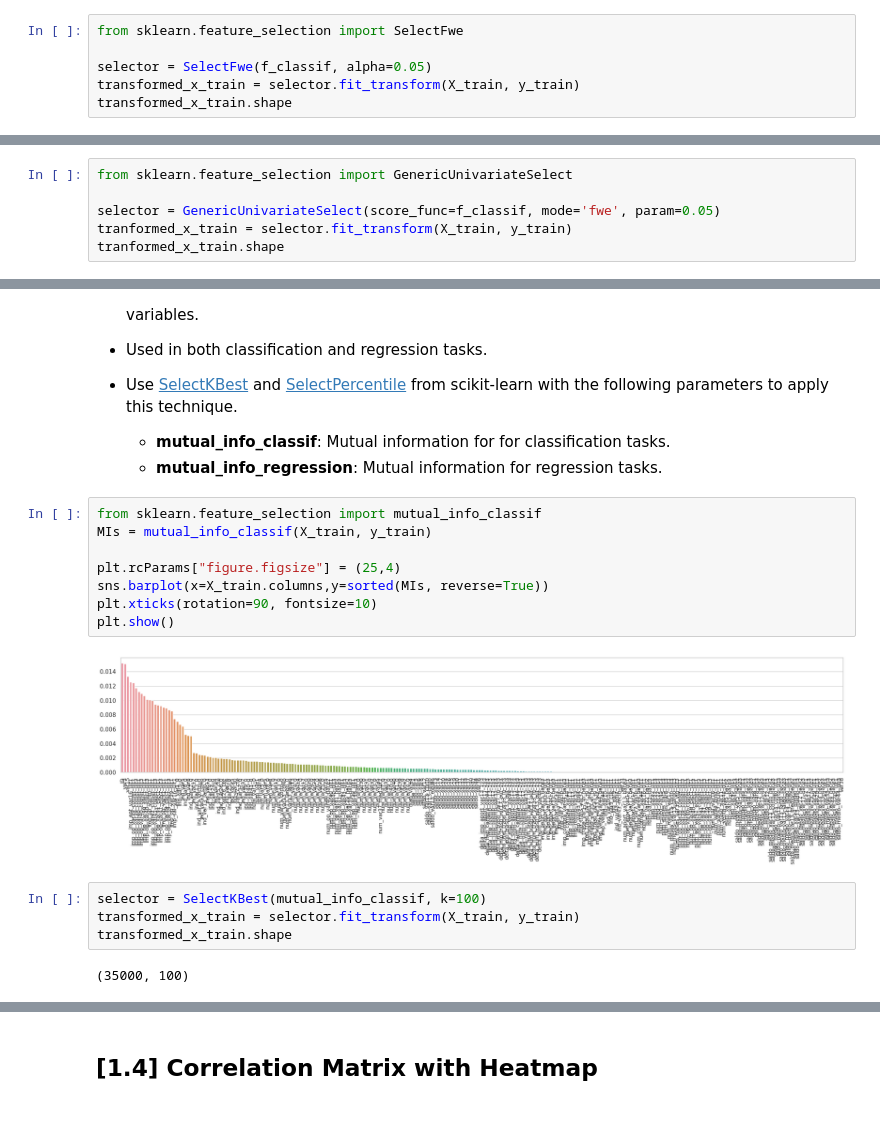
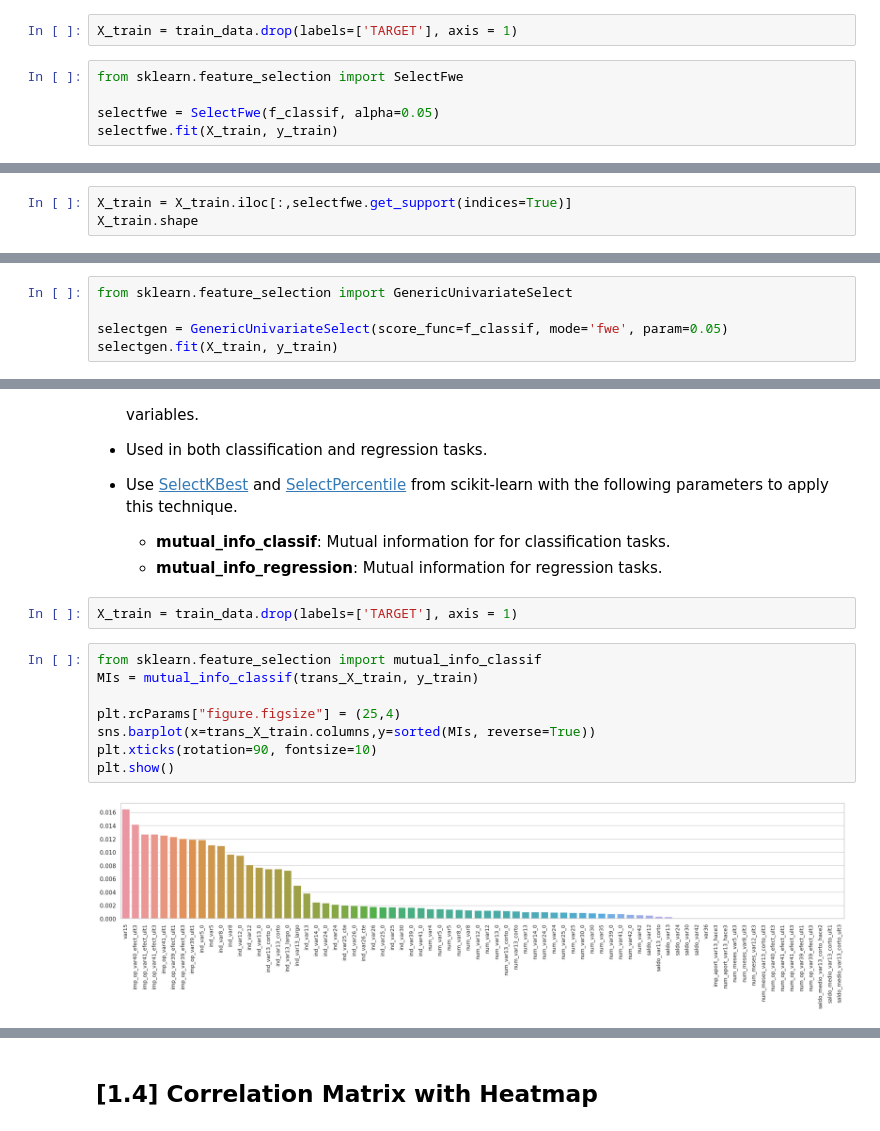
Before and after one commit to heba14101998/Hands-on-Data-with-Python, a Jupyter notebook: python-for-data-26-feature-selection.ipynb, the cells around one changed output, grey strips where cells are left out. Saved outputs shown, nothing was run; the diff lists cells and outputs as text.

```diff
--- a/python-for-data-26-feature-selection.ipynb
+++ b/python-for-data-26-feature-selection.ipynb
@@ -408,9 +646,10 @@ transformed_x_train.shape
 # %% [markdown]
 #### Family wise errors
+# %%
+X_train = train_data.drop(labels=['TARGET'], axis = 1)
 # %%
 from sklearn.feature_selection import SelectFwe
 
-selector = SelectFwe(f_classif, alpha=0.05)
-transformed_x_train = selector.fit_transform(X_train, y_train)
-transformed_x_train.shape
+selectfwe = SelectFwe(f_classif, alpha=0.05)
+selectfwe.fit(X_train, y_train)
 # %% [output]
@@ -417,0 +664,3 @@ transformed_x_train.shape
+# %%
+X_train = X_train.iloc[:,selectfwe.get_support(indices=True)]
+X_train.shape
@@ -428,7 +707,6 @@ In a complex dataset with mixed data types, you might use [GenericUnivariateSele
 # %%
 from sklearn.feature_selection import GenericUnivariateSelect
 
-selector = GenericUnivariateSelect(score_func=f_classif, mode='fwe', param=0.05)
-tranformed_x_train = selector.fit_transform(X_train, y_train)
-tranformed_x_train.shape
+selectgen = GenericUnivariateSelect(score_func=f_classif, mode='fwe', param=0.05)
+selectgen.fit(X_train, y_train)
 # %% [output]
@@ -457,19 +726,15 @@ Information gain or [mutual information](https://scikit-learn.org/stable/modules
 
     - **mutual_info_classif**: Mutual information for for classification tasks.
     - **mutual_info_regression**: Mutual information for regression tasks.
+# %%
+X_train = train_data.drop(labels=['TARGET'], axis = 1)
 # %%
 from sklearn.feature_selection import mutual_info_classif
-MIs = mutual_info_classif(X_train, y_train)
+MIs = mutual_info_classif(trans_X_train, y_train)
 
 plt.rcParams["figure.figsize"] = (25,4)
-sns.barplot(x=X_train.columns,y=sorted(MIs, reverse=True))
+sns.barplot(x=trans_X_train.columns,y=sorted(MIs, reverse=True))
 plt.xticks(rotation=90, fontsize=10)
 plt.show()
 # %% [output]
-[figure, old version]
+[figure, new version]
-# %%
-selector = SelectKBest(mutual_info_classif, k=100)
-transformed_x_train = selector.fit_transform(X_train, y_train)
-transformed_x_train.shape
-# %% [output]
-(35000, 100)
```
Also changed, not shown: parts of 130 cells of this notebook.
